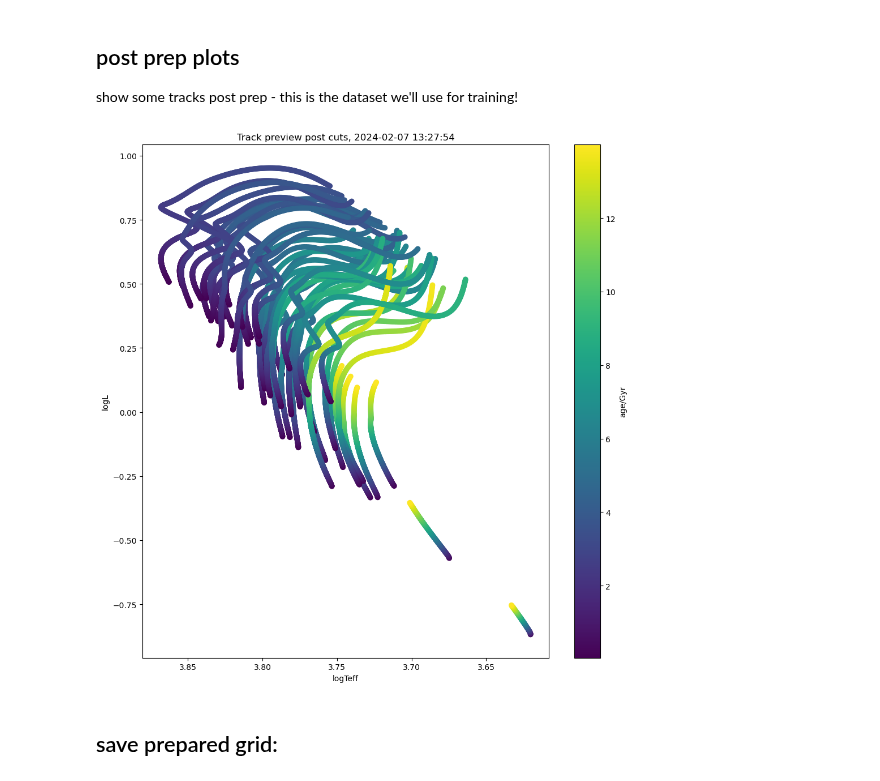
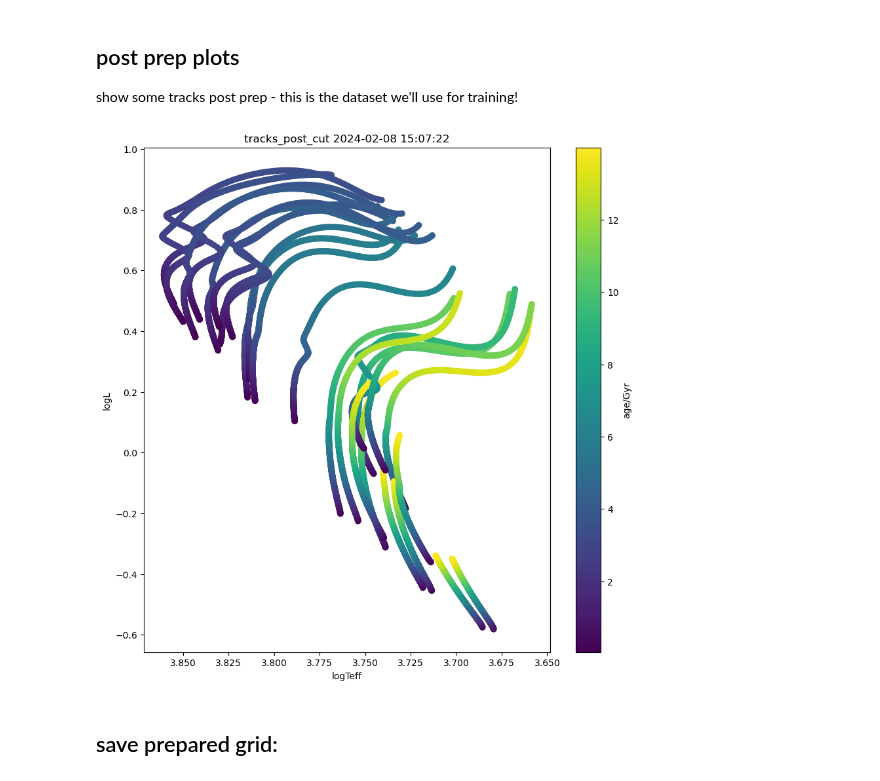
Before and after one commit to ojscutt/pitchfork, a Jupyter notebook: 1_data_prep_Li.ipynb, the cells around one changed output. Cells and saved outputs as stored; diff of their text form; code cells hidden in the pictures.

```diff
--- a/1_data_prep_Li.ipynb
+++ b/1_data_prep_Li.ipynb
@@ -67,52 +76,27 @@ show some tracks post prep - this is the dataset we'll use for training!
 # %%
 # load in grid and make cuts
 df_full = pd.concat([pd.read_hdf("/home/oxs235/datastorage/repos_data/ojscutt/mesa_ajl/data/grid2p5a/grid.h5", key=f"m{0.8 + i*0.02:.2f}") for i in range(21)], ignore_index=True)
 df = df_full[df_full["log_g"] >= 3.6]
 df = df[df["star_age"] <= 14]
 df = df[df["frac_age"] >= 0.015]
 
 inputs = ['initial_mass', 'initial_Zinit', 'initial_Yinit', 'initial_MLT', 'star_age']
 outputs = ['radius', 'luminosity','effective_T', 'star_feh'] + [f'nu_0_{i+1}' for i in range(3,40)]
 
 df = df.loc[(df[[f'nu_0_{i+1}' for i in range(3,40)]] != 0).all(axis=1)]
 
 df.dropna(inplace=True)
 
 df["log_star_age"] = np.log10(df["star_age"])
 df["log_radius"] = np.log10(df["radius"])
 df["log_luminosity"] = np.log10(df["luminosity"])
 df["log_effective_T"] = np.log10(df["effective_T"])
 
 df[[f'log_nu_0_{i+1}' for i in range(3,40)]] = np.log10(df[[f'nu_0_{i+1}' for i in range(3,40)]])
 
-n = 50 #number of tracks
-seed = 42
-
-dirname_df = pd.DataFrame(df['dirname'].unique(), columns=["dirname"])
-dirname_sample = df.sample(n=n, random_state=seed)
-
-plot_points = pd.DataFrame(columns=df.columns)
-
-for dirname in dirname_sample["dirname"]:
-    track = df[df["dirname"] == dirname]
-    plot_points = pd.concat([plot_points,track])
-
-fig, ax = plt.subplots(figsize=(10,10))
-
-plt.scatter(np.log10(plot_points["effective_T"]), np.log10(plot_points["luminosity"]), c=plot_points["star_age"])
-cbar = plt.colorbar()
-cbar.ax.set_ylabel("age/Gyr")
-ax.set_ylabel("logL")
-ax.set_xlabel("logTeff")
-ax.set_title("Track preview post cuts, "+ time.strftime("%Y-%m-%d %H:%M:%S"))
-ax.invert_xaxis()
-fig.tight_layout()
-
-figdir = "figs/data_prep_Li/tracks/tracks_with_cuts_" + time.strftime("%Y%m%d-%H%M%S")
-plt.savefig(figdir + ".png", transparent="false", facecolor="white", bbox_inches="tight")
-plt.show()
+plot_tracks(df, title='tracks_post_cut', save=1)
 # %% [output]
-[figure, old version]
+[figure, new version]
 # %% [markdown]
 ## save prepared grid:
 # %%
```
Also changed, not shown: parts of 5 cells of this notebook, 5 other files.
